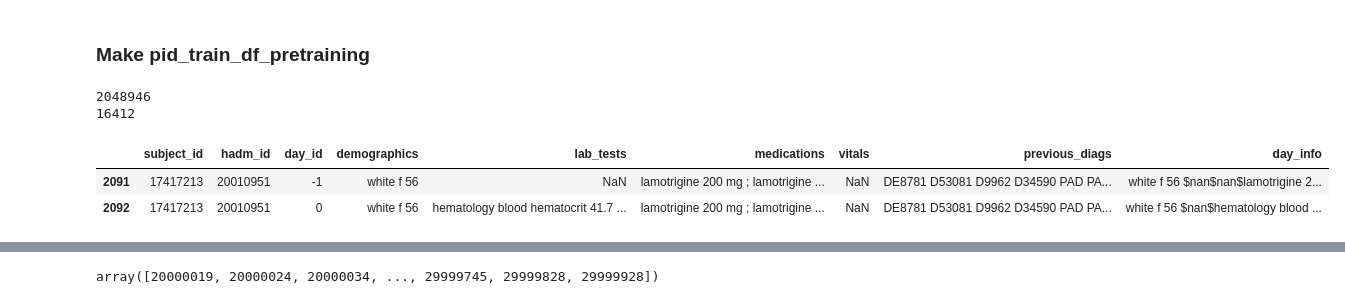
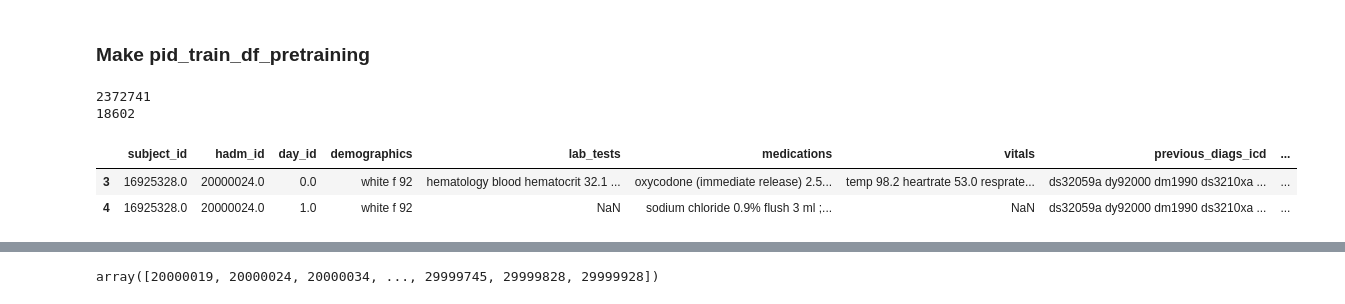
Before and after one commit to maslenkovas/aki_prediction, a Jupyter notebook: other/preprocessing.ipynb, the cells around one changed output, grey strips where cells are left out. Saved outputs shown, nothing was run; the diff lists cells and outputs as text; code cells hidden in the pictures.

```diff
--- a/other/preprocessing.ipynb
+++ b/other/preprocessing.ipynb
@@ -2642,17 +2642,17 @@ print(train_df_pre.shape[0])
 print(val_df_pre.shape[0])
 
 SAVE_TO_PATH = DF_PATH + 'pid_val_df_pretraining.pkl'
-pid_df = train_df_pre
-# pid_df = val_df_pre
+# pid_df = train_df_pre
+pid_df = val_df_pre
 # %% [output]
-2048946
-16412
+2372741
+18602
 # %%
-val_df_pre.head(2)
+pid_df.head(2)
 # %% [output]
-|  | subject_id | hadm_id | day_id | demographics | lab_tests | medications | vitals | previous_diags | day_info |
-| 2091 | 17417213 | 20010951 | -1 | white f 56 | NaN | lamotrigine 200 mg ; lamotrigine ... | NaN | DE8781 D53081 D9962 D34590 PAD PA... | white f 56 $nan$nan$lamotrigine 2... |
-| 2092 | 17417213 | 20010951 | 0 | white f 56 | hematology blood hematocrit 41.7 ... | lamotrigine 200 mg ; lamotrigine ... | NaN | DE8781 D53081 D9962 D34590 PAD PA... | white f 56 $nan$hematology blood ... |
+|  | subject_id | hadm_id | day_id | demographics | lab_tests | medications | vitals | previous_diags_icd | ... |
+| 3 | 16925328.0 | 20000024.0 | 0.0 | white f 92 | hematology blood hematocrit 32.1 ... | oxycodone (immediate release) 2.5... | temp 98.2 heartrate 53.0 resprate... | ds32059a dy92000 dm1990 ds3210xa ... | ... |
+| 4 | 16925328.0 | 20000024.0 | 1.0 | white f 92 | NaN | sodium chloride 0.9% flush 3 ml ;... | NaN | ds32059a dy92000 dm1990 ds3210xa ... | ... |
 # %%
 # make pid_df
 def make_pid_df(admission, pid_df=pid_df, SAVE_TO_PATH=SAVE_TO_PATH, WITH_AKI_STATUS=False):
```
Also changed, not shown: parts of 14 cells of this notebook, 5 other files.
